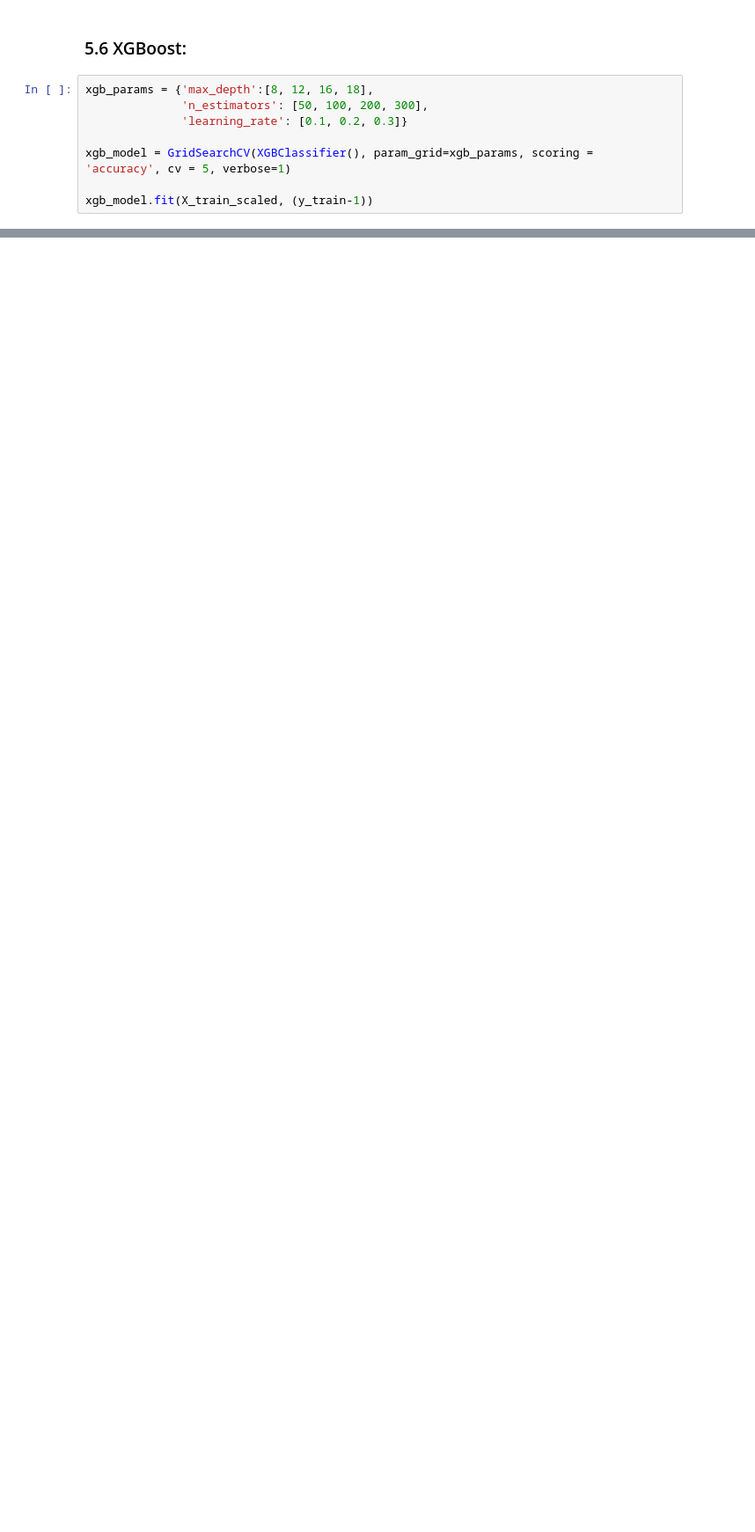
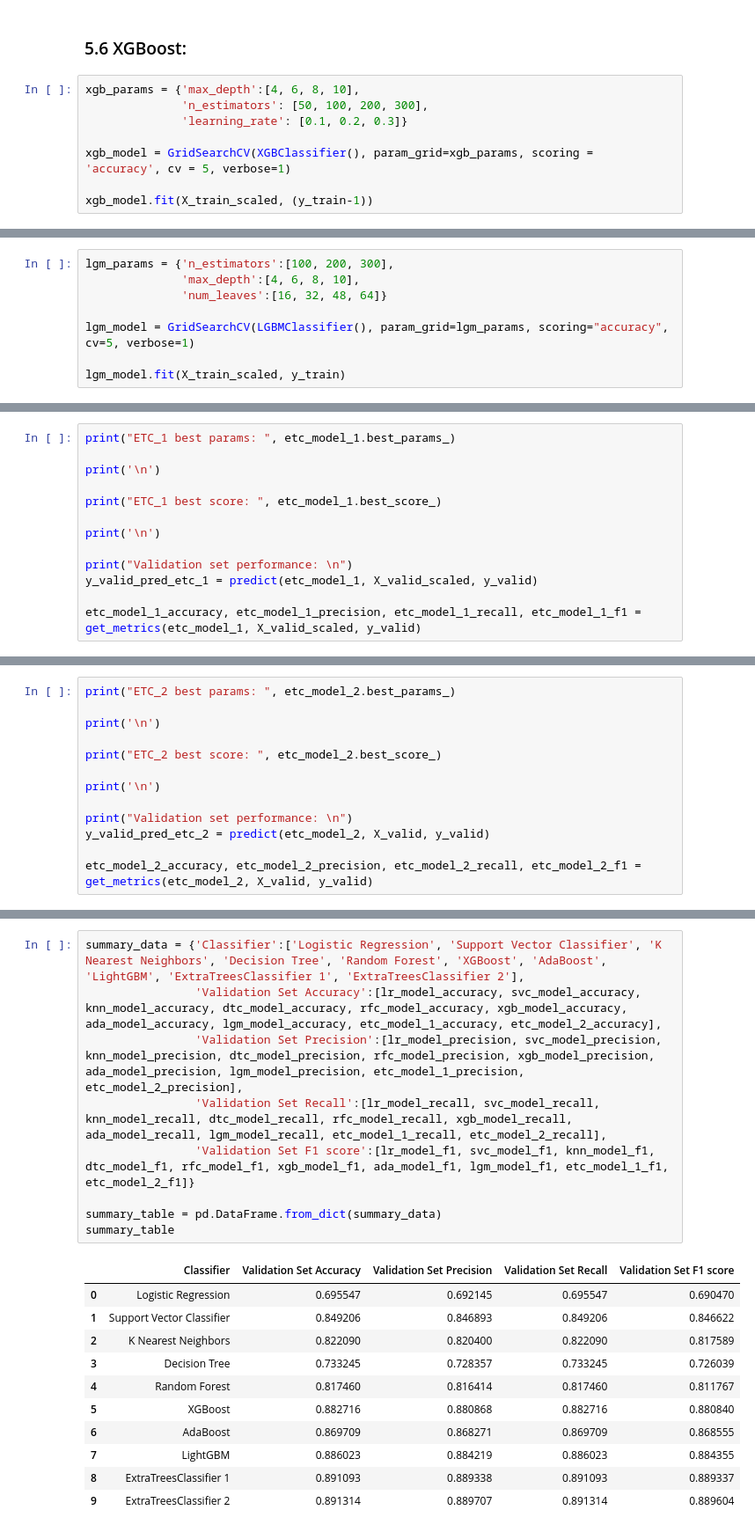
Before and after one commit to owenpb/Kaggle-Forest-Cover-Prediction, a Jupyter notebook: kaggle-forest-cover.ipynb, the cells around one changed output, grey strips where cells are left out. Shown at 88% size. Saved outputs shown, nothing was run; the diff lists cells and outputs as text; blank space fills up the shorter version.

Commit message:
ExtraTreesClassifier and test set predictions

```diff
--- a/kaggle-forest-cover.ipynb
+++ b/kaggle-forest-cover.ipynb
@@ -649,7 +647,7 @@ Recall (weighted average):  0.8668430335097002
 # %% [markdown]
 ### 5.6 XGBoost:
 # %%
-xgb_params = {'max_depth':[8, 12, 16, 18],
+xgb_params = {'max_depth':[4, 6, 8, 10],
               'n_estimators': [50, 100, 200, 300],
               'learning_rate': [0.1, 0.2, 0.3]}
 
@@ -703,0 +748,8 @@ Recall (weighted average):  0.8820546737213404
+# %%
+lgm_params = {'n_estimators':[100, 200, 300],
+              'max_depth':[4, 6, 8, 10],
+              'num_leaves':[16, 32, 48, 64]}
+
+lgm_model = GridSearchCV(LGBMClassifier(), param_grid=lgm_params, scoring="accuracy", cv=5, verbose=1)
+
+lgm_model.fit(X_train_scaled, y_train)
@@ -703,0 +811,13 @@ Recall (weighted average):  0.8820546737213404
+# %%
+print("ETC_1 best params: ", etc_model_1.best_params_)
+
+print('\n')
+
+print("ETC_1 best score: ", etc_model_1.best_score_)
+
+print('\n')
+
+print("Validation set performance: \n")
+y_valid_pred_etc_1 = predict(etc_model_1, X_valid_scaled, y_valid)
+
+etc_model_1_accuracy, etc_model_1_precision, etc_model_1_recall, etc_model_1_f1 = get_metrics(etc_model_1, X_valid_scaled, y_valid)
@@ -703,0 +837,13 @@ Recall (weighted average):  0.8820546737213404
+# %%
+print("ETC_2 best params: ", etc_model_2.best_params_)
+
+print('\n')
+
+print("ETC_2 best score: ", etc_model_2.best_score_)
+
+print('\n')
+
+print("Validation set performance: \n")
+y_valid_pred_etc_2 = predict(etc_model_2, X_valid, y_valid)
+
+etc_model_2_accuracy, etc_model_2_precision, etc_model_2_recall, etc_model_2_f1 = get_metrics(etc_model_2, X_valid, y_valid)
@@ -703,0 +865,21 @@ Recall (weighted average):  0.8820546737213404
+# %%
+summary_data = {'Classifier':['Logistic Regression', 'Support Vector Classifier', 'K Nearest Neighbors', 'Decision Tree', 'Random Forest', 'XGBoost', 'AdaBoost', 'LightGBM', 'ExtraTreesClassifier 1', 'ExtraTreesClassifier 2'],
+                'Validation Set Accuracy':[lr_model_accuracy, svc_model_accuracy, knn_model_accuracy, dtc_model_accuracy, rfc_model_accuracy, xgb_model_accuracy, ada_model_accuracy, lgm_model_accuracy, etc_model_1_accuracy, etc_model_2_accuracy],
+                'Validation Set Precision':[lr_model_precision, svc_model_precision, knn_model_precision, dtc_model_precision, rfc_model_precision, xgb_model_precision, ada_model_precision, lgm_model_precision, etc_model_1_precision, etc_model_2_precision],
+                'Validation Set Recall':[lr_model_recall, svc_model_recall, knn_model_recall, dtc_model_recall, rfc_model_recall, xgb_model_recall, ada_model_recall, lgm_model_recall, etc_model_1_recall, etc_model_2_recall],
+                'Validation Set F1 score':[lr_model_f1, svc_model_f1, knn_model_f1, dtc_model_f1, rfc_model_f1, xgb_model_f1, ada_model_f1, lgm_model_f1, etc_model_1_f1, etc_model_2_f1]}
+
+summary_table = pd.DataFrame.from_dict(summary_data)
+summary_table
+# %% [output]
+|  | Classifier | Validation Set Accuracy | Validation Set Precision | Validation Set Recall | Validation Set F1 score |
+| 0 | Logistic Regression | 0.695547 | 0.692145 | 0.695547 | 0.690470 |
+| 1 | Support Vector Classifier | 0.849206 | 0.846893 | 0.849206 | 0.846622 |
+| 2 | K Nearest Neighbors | 0.822090 | 0.820400 | 0.822090 | 0.817589 |
+| 3 | Decision Tree | 0.733245 | 0.728357 | 0.733245 | 0.726039 |
+| 4 | Random Forest | 0.817460 | 0.816414 | 0.817460 | 0.811767 |
+| 5 | XGBoost | 0.882716 | 0.880868 | 0.882716 | 0.880840 |
+| 6 | AdaBoost | 0.869709 | 0.868271 | 0.869709 | 0.868555 |
+| 7 | LightGBM | 0.886023 | 0.884219 | 0.886023 | 0.884355 |
+| 8 | ExtraTreesClassifier 1 | 0.891093 | 0.889338 | 0.891093 | 0.889337 |
+| 9 | ExtraTreesClassifier 2 | 0.891314 | 0.889707 | 0.891314 | 0.889604 |
```
Also changed, not shown: parts of 36 cells of this notebook, 2 other files.
